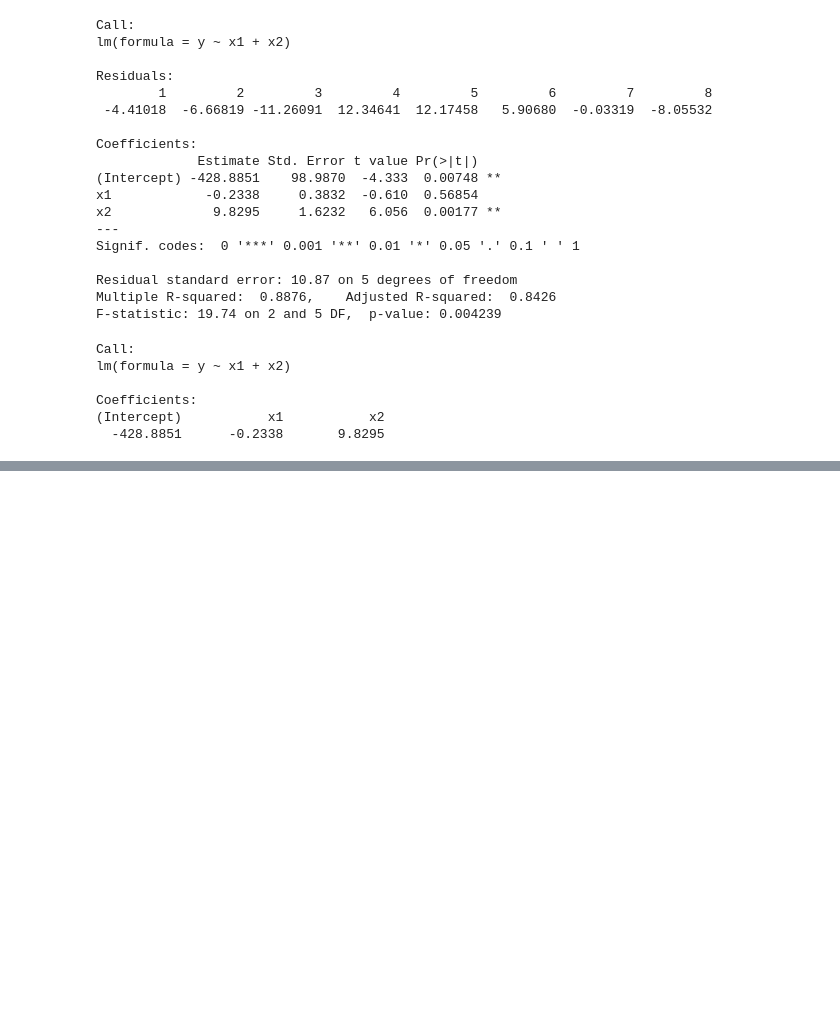
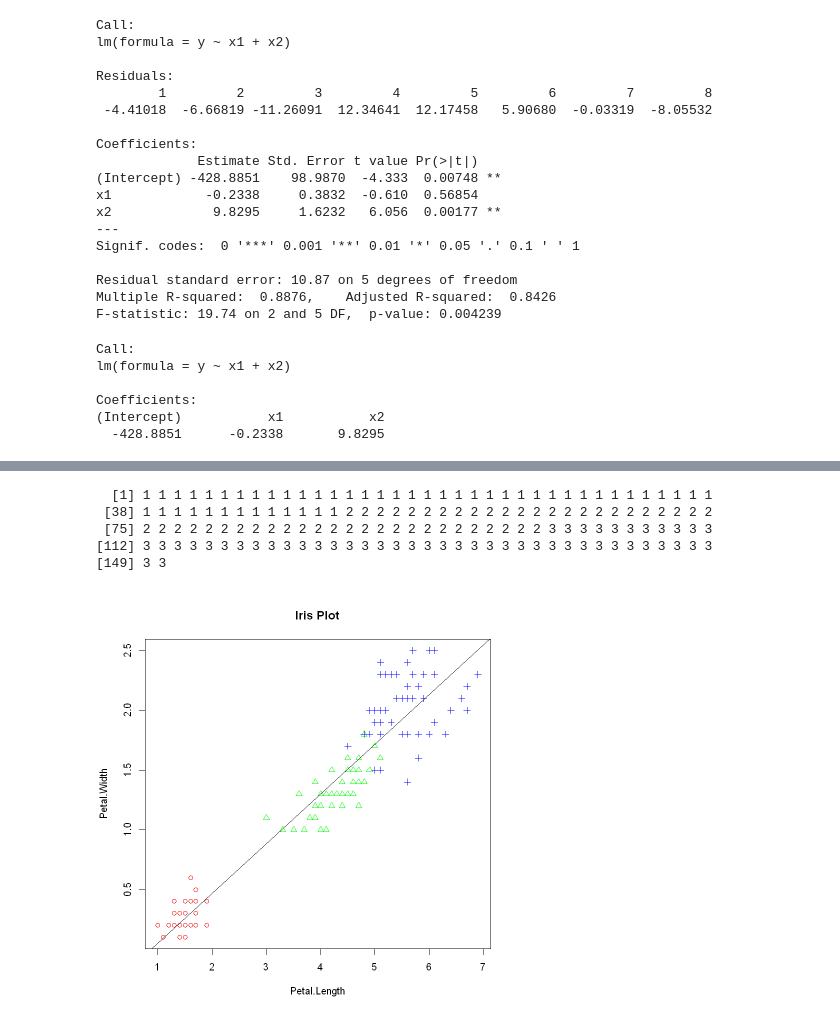
Before and after one commit to layla-focalors/r_learning_mx, a Jupyter notebook: LaylaGames/Tutorial.ipynb, the cells around one changed output, grey strips where cells are left out. Saved outputs shown, nothing was run; the diff lists cells and outputs as text; code cells hidden in the pictures; blank space fills up the shorter version.

```diff
--- a/LaylaGames/Tutorial.ipynb
+++ b/LaylaGames/Tutorial.ipynb
@@ -347,0 +467,19 @@ Coefficients:
+# %%
+iris.2 = iris[, 3:4]
+point = as.numeric(iris$Species)
+point
+# %% [output]
+  [1] 1 1 1 1 1 1 1 1 1 1 1 1 1 1 1 1 1 1 1 1 1 1 1 1 1 1 1 1 1 1 1 1 1 1 1 1 1
+ [38] 1 1 1 1 1 1 1 1 1 1 1 1 1 2 2 2 2 2 2 2 2 2 2 2 2 2 2 2 2 2 2 2 2 2 2 2 2
+ [75] 2 2 2 2 2 2 2 2 2 2 2 2 2 2 2 2 2 2 2 2 2 2 2 2 2 2 3 3 3 3 3 3 3 3 3 3 3
+[112] 3 3 3 3 3 3 3 3 3 3 3 3 3 3 3 3 3 3 3 3 3 3 3 3 3 3 3 3 3 3 3 3 3 3 3 3 3
+[149] 3 3
+# %%
+color = c('red','green','blue')
+# %%
+plot(iris.2, main = 'Iris Plot',
+    pch = c(point),
+    col = color[point])
+abline(lm(Petal.Width~Petal.Length, data=iris))
+# %% [output]
+[figure, added]
```
Also changed, not shown: parts of 51 cells of this notebook.
